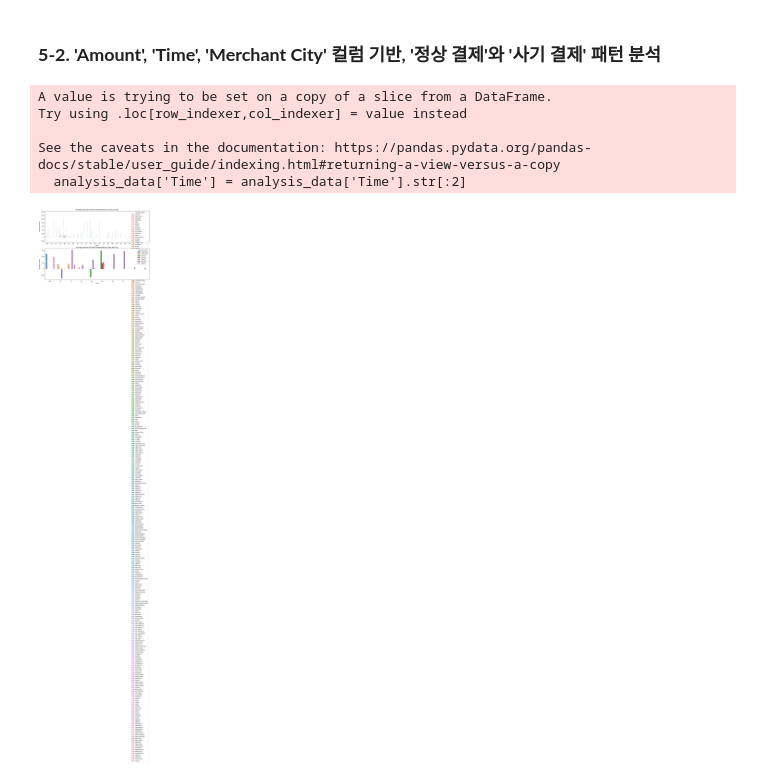
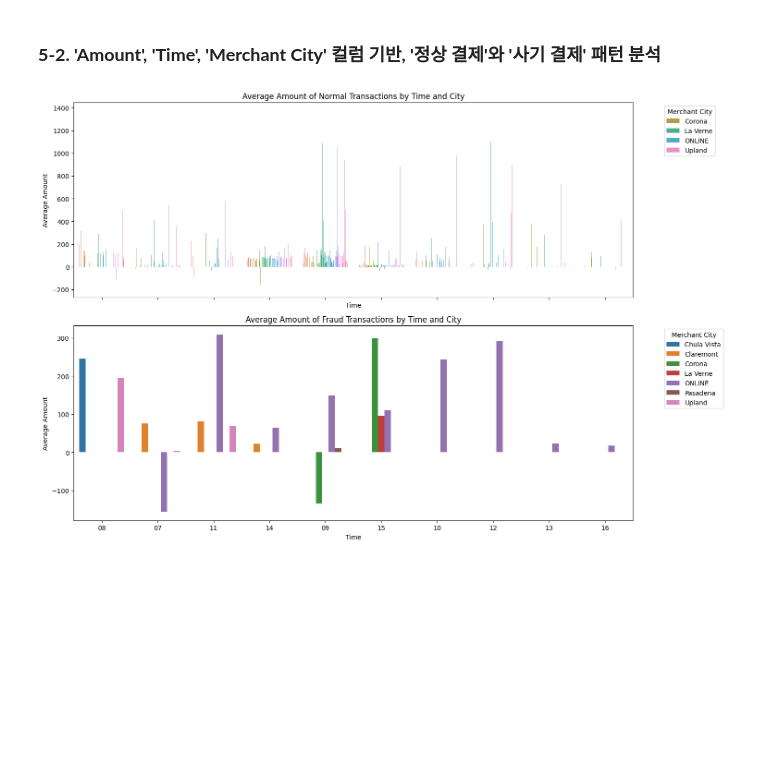
Before and after one commit to pixelwizard2/GuardianPay---Protecting-Against-Lost-Card-and-Copied-Card-Transactions, a Jupyter notebook: GuardianPay_code_(한국어).ipynb, the cells around one changed output. Drawn from its saved outputs; the diff is of its cells as text; code cells hidden in the pictures; blank space fills up the shorter version.

```diff
--- a/GuardianPay_code_(한국어).ipynb
+++ b/GuardianPay_code_(한국어).ipynb
@@ -282,44 +280,50 @@ Chi-Square 값은 높은 금액 범주와 낮은 금액 범주 간의 관계의
 # %% [markdown]
 ### **5-2.  'Amount', 'Time', 'Merchant City' 컬럼 기반, '정상 결제'와 '사기 결제' 패턴 분석**
 # %%
+import pandas as pd
 import matplotlib.pyplot as plt
 import seaborn as sns
 
-# 필요한 데이터만 선택
-analysis_data = analyzed_data[['Amount', 'Time', 'Merchant City', 'Is Fraud?']]
+# 필요한 데이터만 선택, 복사본 생성
+analysis_data = analyzed_data[['Amount', 'Time', 'Merchant City', 'Is Fraud?']].copy()
 
-# 'Time'을 시간대로 변환 (예: '06:21' -> '06')
-analysis_data['Time'] = analysis_data['Time'].str[:2]
+# 'Time'을 시간대로 변환 (예: '06:21' -> '06') - .loc을 사용하여 경고를 해결
+analysis_data.loc[:, 'Time'] = analysis_data['Time'].str[:2]
 
 # 정상 거래와 사기 거래 분리
 normal_transactions = analysis_data[analysis_data['Is Fraud?'] == 0]
 fraud_transactions = analysis_data[analysis_data['Is Fraud?'] == 1]
 
-# 도시별, 시간대별 평균 결제 금액 계산
-normal_avg_amount = normal_transactions.groupby(['Merchant City', 'Time']).mean().reset_index()
-fraud_avg_amount = fraud_transactions.groupby(['Merchant City', 'Time']).mean().reset_index()
+# 사기 거래에서 나온 'Merchant City' 목록 추출
+fraud_merchant_cities = fraud_transactions['Merchant City'].unique()
+
+# 도시별, 시간대별 평균 결제 금액 계산 (모든 도시 포함)
+normal_avg_amount_all_cities = normal_transactions.groupby(['Merchant City', 'Time']).mean().reset_index()
 
 # 데이터 시각화 준비
-fig, ax = plt.subplots(2, 1, figsize=(15, 10))
+fig, ax = plt.subplots(2, 1, figsize=(15, 10), sharex=True)
 
-# 정상 거래 시각화
-sns.barplot(x='Time', y='Amount', hue='Merchant City', data=normal_avg_amount, ax=ax[0])
+# 정상 거래 시각화 (모든 도시 포함)
+sns.barplot(x='Time', y='Amount', hue='Merchant City', data=normal_avg_amount_all_cities, ax=ax[0])
 ax[0].set_title('Average Amount of Normal Transactions by Time and City')
 ax[0].set_ylabel('Average Amount')
 ax[0].set_xlabel('Time')
 
 # 사기 거래 시각화
+fraud_avg_amount = fraud_transactions.groupby(['Merchant City', 'Time']).mean().reset_index()
 sns.barplot(x='Time', y='Amount', hue='Merchant City', data=fraud_avg_amount, ax=ax[1])
 ax[1].set_title('Average Amount of Fraud Transactions by Time and City')
 ax[1].set_ylabel('Average Amount')
 ax[1].set_xlabel('Time')
 
+# 범례 설정 (사기 거래에 나타난 도시만 표시)
+for i in range(2):
+    handles, labels = ax[i].get_legend_handles_labels()
+    filtered_handles = [h for h, l in zip(handles, labels) if l in fraud_merchant_cities]
+    filtered_labels = [l for l in labels if l in fraud_merchant_cities]
+    ax[i].legend(filtered_handles, filtered_labels, title='Merchant City', bbox_to_anchor=(1.05, 1), loc='upper left')
+
 plt.tight_layout()
 plt.show()
 # %% [output]
-A value is trying to be set on a copy of a slice from a DataFrame.
-Try using .loc[row_indexer,col_indexer] = value instead
-
-See the caveats in the documentation: https://pandas.pydata.org/pandas-docs/stable/user_guide/indexing.html#returning-a-view-versus-a-copy
-  analysis_data['Time'] = analysis_data['Time'].str[:2]
-[figure, old version]
+[figure, new version]
```
Also changed, not shown: parts of 1 cell of this notebook.
